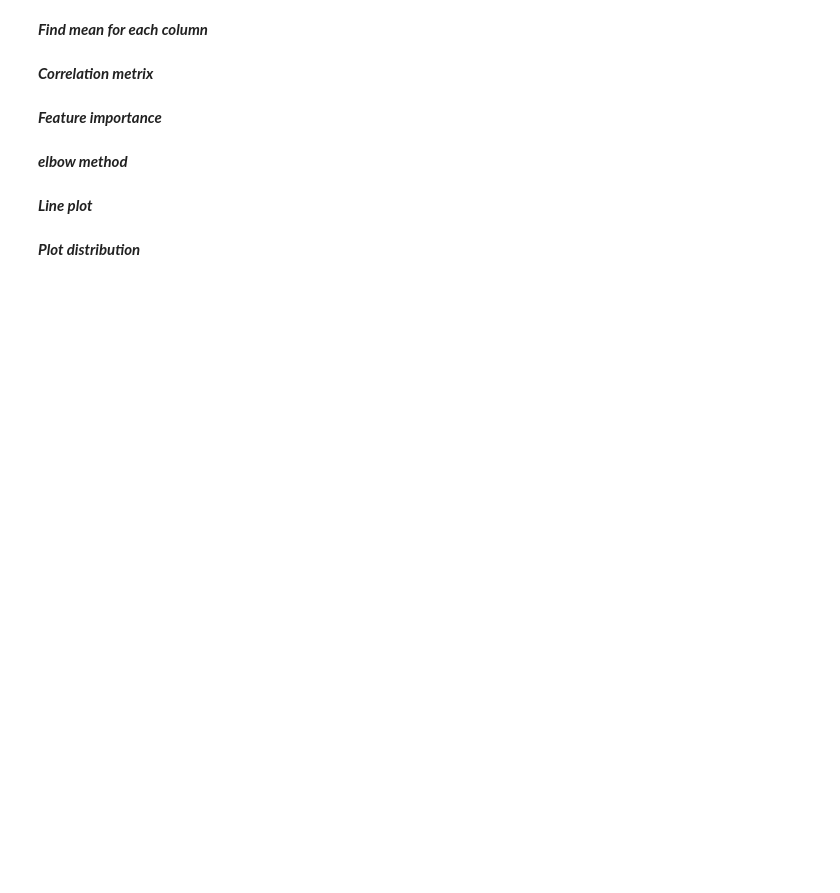
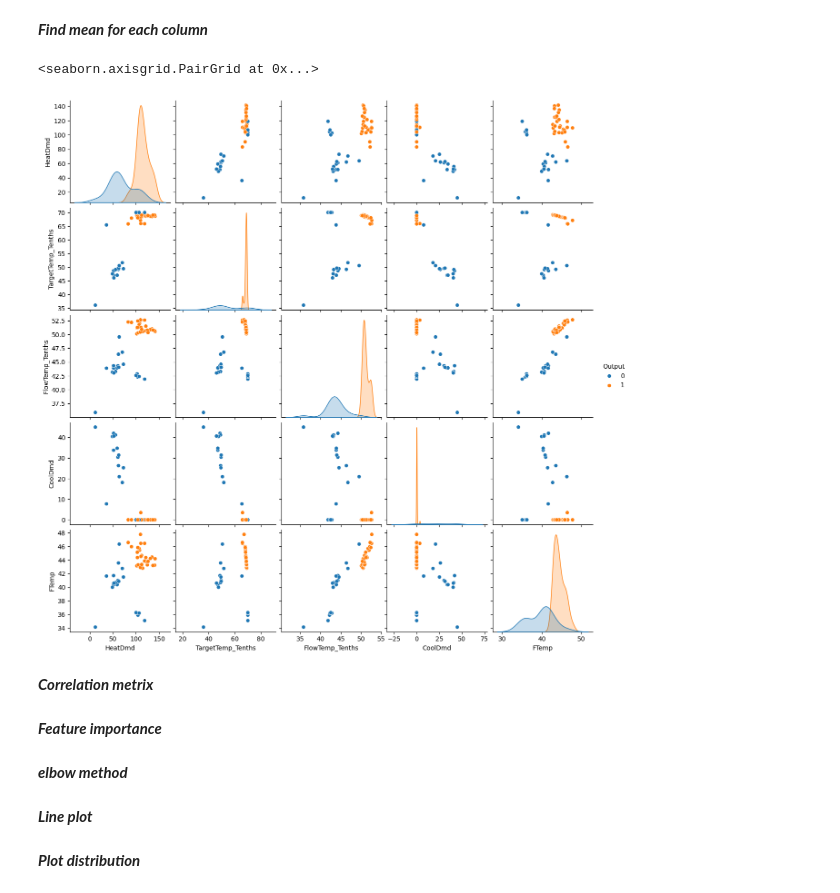
Before and after one commit to M6402334art/Yoom-s-project, a Jupyter notebook: ML/EDA.ipynb, the cells around one changed output. Saved outputs shown, nothing was run; the diff lists cells and outputs as text; code cells hidden in the pictures; blank space fills up the shorter version.

```diff
--- a/ML/EDA.ipynb
+++ b/ML/EDA.ipynb
@@ -487,10 +536,12 @@ FTemp  = [
 result = [1,1,1,1,1,1,1,1,1,1,1,1,1,1,1,1,1,1,1,1,1,1,1,1,1,1,1,1,1,1,0,0,0,0,0,0,0,0,0,0,0,0,0,0,0,0,0,0,0,0]
 
 # create new data frame
-df1 = {'ADCTemp_Tenths': ADCTemp_Tenths, 'CellTotalHeater_mA': CellTotalHeater_mA, 'CoolDmd': CoolDmd, 'DUTX_A': DUTX_A,
-       'DUTY_A': DUTY_A, 'DriveFan_Dmd': DriveFan_Dmd, 'DriveFan_MeasuredRPM': DriveFan_MeasuredRPM, 'DriveSupplyX_A': DriveSupplyX_A,
-       'DriveSupplyX_V': DriveSupplyX_V, 'DriveSupplyY_A': DriveSupplyY_A, 'DriveSupplyY_V': DriveSupplyY_V, 'ElectronicsFan_MeasuredRPM_1': ElectronicsFan_MeasuredRPM_1,
-       'ElectronicsFan_MeasuredRPM_2': ElectronicsFan_MeasuredRPM_2, 'FTemp': FTemp, 'FlowTemp_Tenths': FlowTemp_Tenths, 'HeatDmd': HeatDmd,
-       'Input_A': Input_A, 'TargetTempRateControlled': TargetTempRateControlled, 'TargetTemp_Tenths': TargetTemp_Tenths, 'Volts24v': Volts24v,
-       'dmd_I': dmd_I, 'dmd_P': dmd_P, 'Output': result}
+# df1 = {'ADCTemp_Tenths': ADCTemp_Tenths, 'CellTotalHeater_mA': CellTotalHeater_mA, 'CoolDmd': CoolDmd, 'DUTX_A': DUTX_A,
+#        'DUTY_A': DUTY_A, 'DriveFan_Dmd': DriveFan_Dmd, 'DriveFan_MeasuredRPM': DriveFan_MeasuredRPM, 'DriveSupplyX_A': DriveSupplyX_A,
+#        'DriveSupplyX_V': DriveSupplyX_V, 'DriveSupplyY_A': DriveSupplyY_A, 'DriveSupplyY_V': DriveSupplyY_V, 'ElectronicsFan_MeasuredRPM_1': ElectronicsFan_MeasuredRPM_1,
+#        'ElectronicsFan_MeasuredRPM_2': ElectronicsFan_MeasuredRPM_2, 'FTemp': FTemp, 'FlowTemp_Tenths': FlowTemp_Tenths, 'HeatDmd': HeatDmd,
+#        'Input_A': Input_A, 'TargetTempRateControlled': TargetTempRateControlled, 'TargetTemp_Tenths': TargetTemp_Tenths, 'Volts24v': Volts24v,
+#        'dmd_I': dmd_I, 'dmd_P': dmd_P, 'Output': result}
+df1 = {'HeatDmd': HeatDmd, 'TargetTemp_Tenths': TargetTemp_Tenths, 'FlowTemp_Tenths': FlowTemp_Tenths,
+       'CoolDmd': CoolDmd,  'FTemp': FTemp, 'Output': result}
 df = pd.DataFrame(df1)
@@ -499,3 +548,12 @@ df.head()
+# %%
+df.drop(index=36, inplace=True)
+df.reset_index(drop=True, inplace=True)
+df = df.sample(frac=1).reset_index(drop=True)
+# %%
+sns.pairplot(df, hue='Output')
+# %% [output]
+<seaborn.axisgrid.PairGrid at 0x...>
+[figure, added]
 # %% [markdown]
 ***Correlation metrix***
 # %%
```
Also changed, not shown: parts of 6 cells of this notebook, 10 other files.
